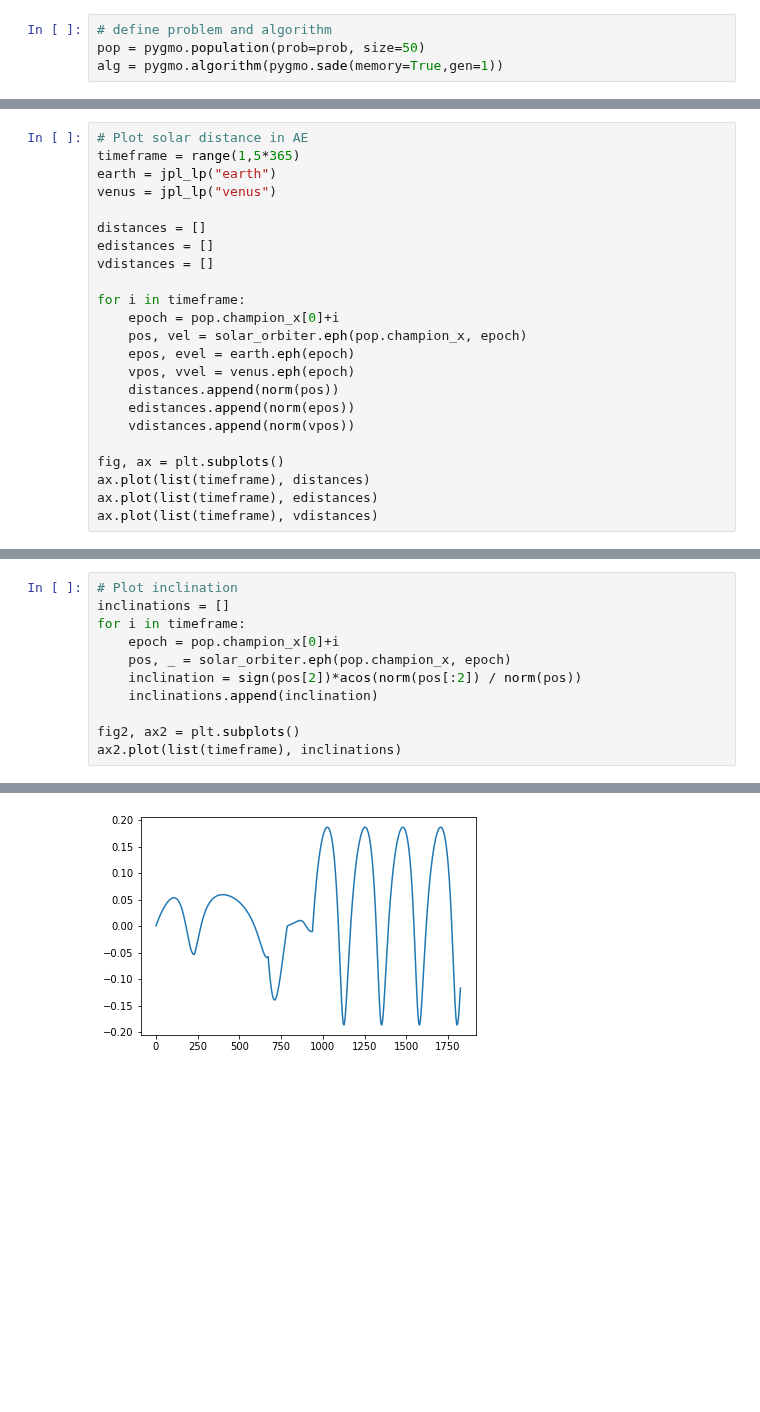
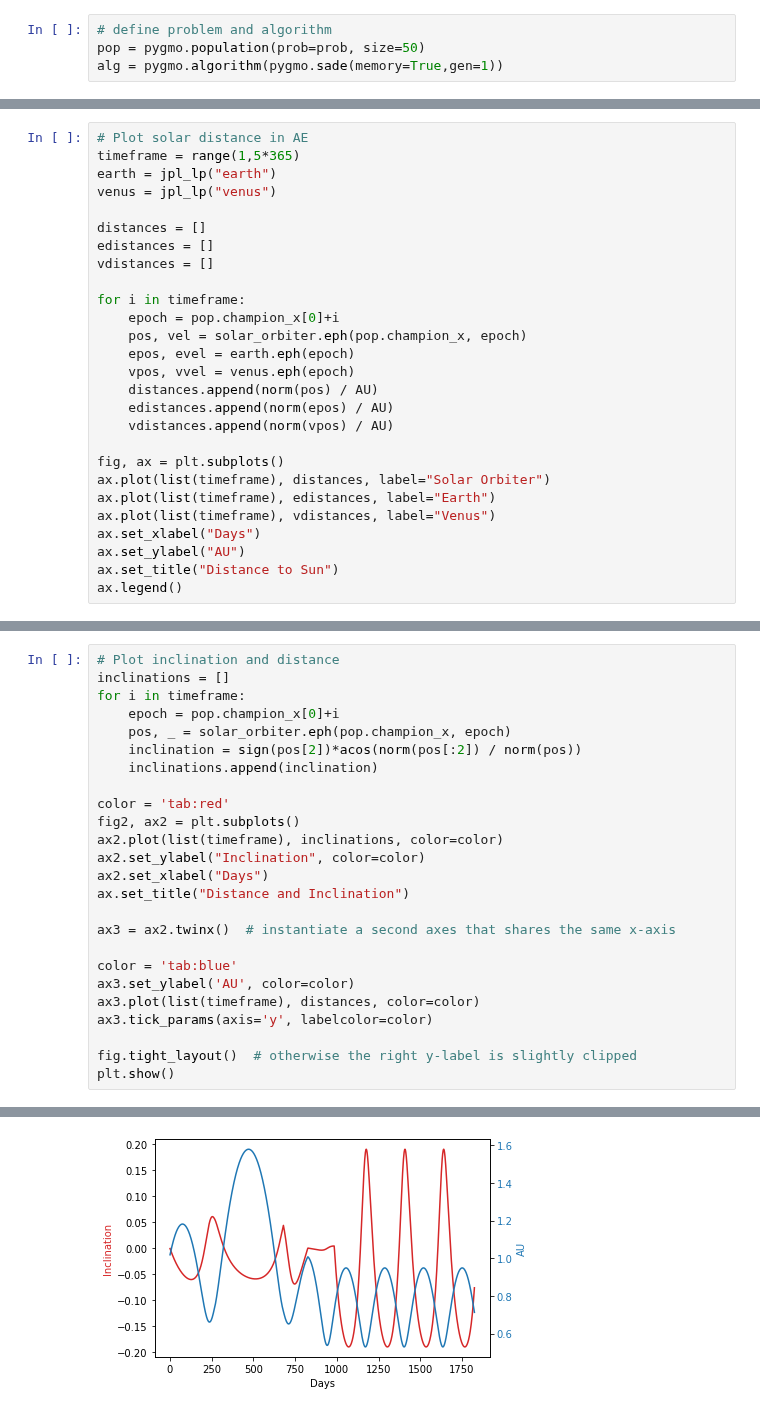
Before and after one commit to esa/pykep, a Jupyter notebook: doc/sphinx/examples/solar_orbiter.ipynb, the cells around one changed output, grey strips where cells are left out. Cells and saved outputs as stored; diff of their text form; blank space fills up the shorter version.

Commit message:
made plots in example notebook nicer

```diff
--- a/doc/sphinx/examples/solar_orbiter.ipynb
+++ b/doc/sphinx/examples/solar_orbiter.ipynb
@@ -117,12 +117,16 @@ for i in timeframe:
     pos, vel = solar_orbiter.eph(pop.champion_x, epoch)
     epos, evel = earth.eph(epoch)
     vpos, vvel = venus.eph(epoch)
-    distances.append(norm(pos))
-    edistances.append(norm(epos))
-    vdistances.append(norm(vpos))
+    distances.append(norm(pos) / AU)
+    edistances.append(norm(epos) / AU)
+    vdistances.append(norm(vpos) / AU)
 
 fig, ax = plt.subplots()
-ax.plot(list(timeframe), distances)
-ax.plot(list(timeframe), edistances)
-ax.plot(list(timeframe), vdistances)
+ax.plot(list(timeframe), distances, label="Solar Orbiter")
+ax.plot(list(timeframe), edistances, label="Earth")
+ax.plot(list(timeframe), vdistances, label="Venus")
+ax.set_xlabel("Days")
+ax.set_ylabel("AU")
+ax.set_title("Distance to Sun")
+ax.legend()
 # %% [output]
@@ -131,5 +135,5 @@ ax.plot(list(timeframe), vdistances)
 # %%
-# Plot inclination
+# Plot inclination and distance
 inclinations = []
 for i in timeframe:
     epoch = pop.champion_x[0]+i
@@ -137,6 +141,20 @@ for i in timeframe:
     inclination = sign(pos[2])*acos(norm(pos[:2]) / norm(pos))
     inclinations.append(inclination)
 
+color = 'tab:red'
 fig2, ax2 = plt.subplots()
-ax2.plot(list(timeframe), inclinations)
+ax2.plot(list(timeframe), inclinations, color=color)
+ax2.set_ylabel("Inclination", color=color)
+ax2.set_xlabel("Days")
+ax.set_title("Distance and Inclination")
+
+ax3 = ax2.twinx()  # instantiate a second axes that shares the same x-axis
+
+color = 'tab:blue'
+ax3.set_ylabel('AU', color=color)
+ax3.plot(list(timeframe), distances, color=color)
+ax3.tick_params(axis='y', labelcolor=color)
+
+fig.tight_layout()  # otherwise the right y-label is slightly clipped
+plt.show()
 # %% [output]
@@ -144 +161 @@ ax2.plot(list(timeframe), inclinations)
-[figure, old version]
+[figure, new version]
```
Also changed, not shown: parts of 8 cells of this notebook.
